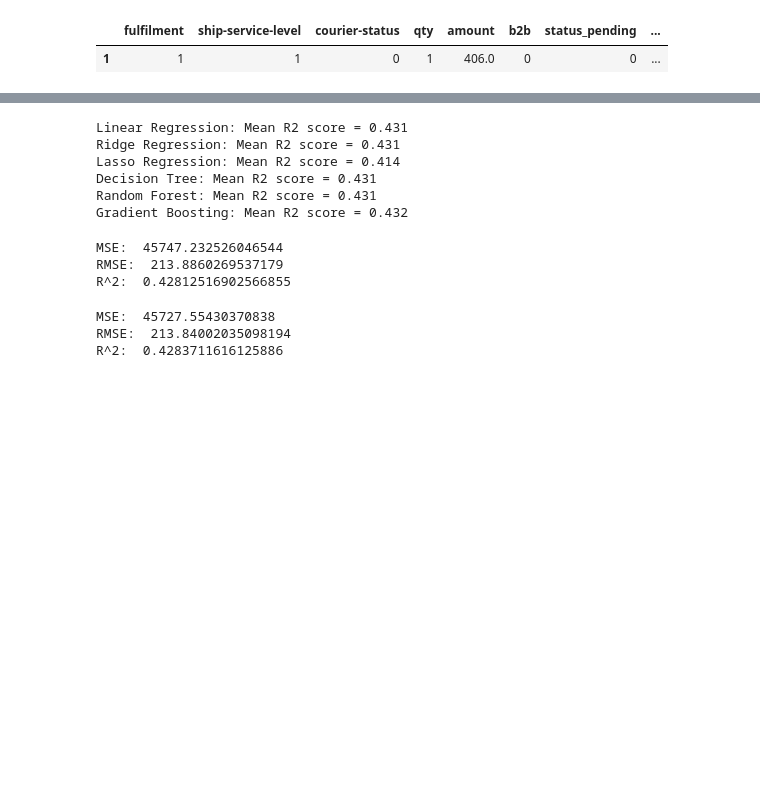
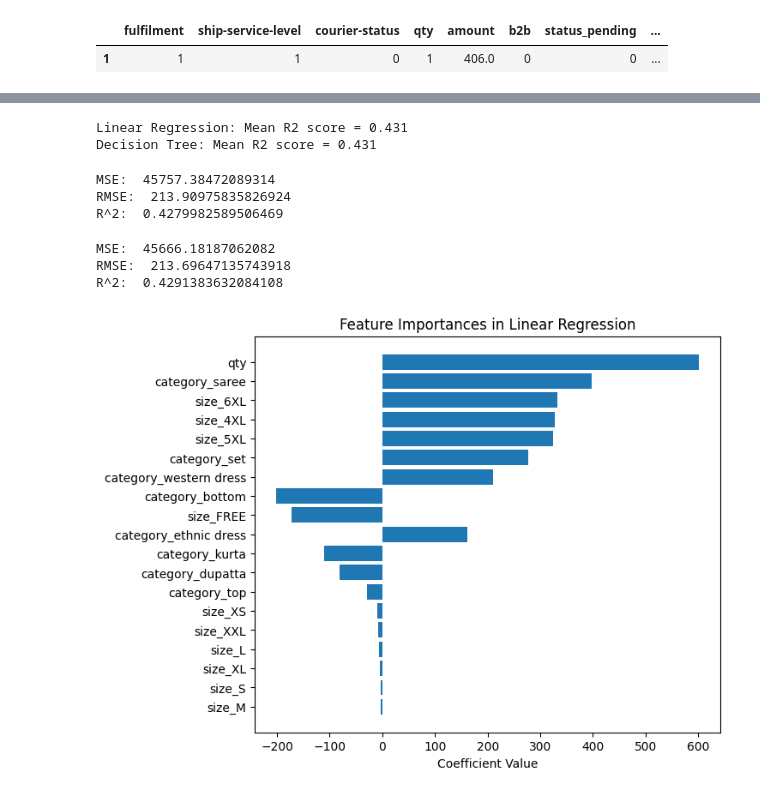
Before and after one commit to jesab/ml_assignment_1, a Jupyter notebook: First_Try_JS_ML_Assignment_2.ipynb, the cells around one changed output, grey strips where cells are left out. Cells and saved outputs as stored; diff of their text form; code cells hidden in the pictures; blank space fills up the shorter version.

```diff
--- a/First_Try_JS_ML_Assignment_2.ipynb
+++ b/First_Try_JS_ML_Assignment_2.ipynb
@@ -768,7 +771,8 @@ df.head(1)
 | 1 | 1 | 1 | 0 | 1 | 406.0 | 0 | 0 | ... |
 # %%
 # testing dropping some columns
-df = df.drop(['fulfilment', 'ship-service-level', 'b2b', 'status_pending'], axis=1)
+df = df.drop(['fulfilment', 'ship-service-level', 'b2b', 'status_pending', 'status_shipped', 'courier-status'], axis=1)
+#df = df.drop(['category_top','category_bottom', 'size_FREE', 'category_dupatta', 'category_kurta', 'ship-service-level', 'status_pending', 'status_shipped', 'courier-status', 'b2b', 'fulfilment', 'size_XS', 'size_XXL', 'size_L', 'size_XL', 'size_S', 'size_M' ], axis=1)
 # %%
 # corr matrix
 corr = df.corr()
@@ -821,39 +833,28 @@ y_test shape: (23204,)
 # %%
-from sklearn.linear_model import LinearRegression, Ridge, Lasso
+from sklearn.linear_model import LinearRegression
 from sklearn.tree import DecisionTreeRegressor
-from sklearn.ensemble import RandomForestRegressor, GradientBoostingRegressor
-from sklearn.svm import SVR
-from sklearn.neighbors import KNeighborsRegressor
 from sklearn.model_selection import cross_val_score
 
 def evaluate_models(X, y):
     models = {
         'Linear Regression': LinearRegression(),
-        'Ridge Regression': Ridge(),
-        'Lasso Regression': Lasso(),
-        'Decision Tree': DecisionTreeRegressor(),
-        'Random Forest': RandomForestRegressor(),
-        'Gradient Boosting': GradientBoostingRegressor()
+        'Decision Tree': DecisionTreeRegressor()
     }
 
     model_scores = {}
 
     for name, model in models.items():
         # Cross-validate the model and calculate the mean R2 score
-        scores = cross_val_score(model, X, y, cv=5, scoring='r2')
-        model_scores[name] = scores.mean()
-        print(f"{name}: Mean R2 score = {scores.mean():.3f}")
+        r2_scores = cross_val_score(model, X, y, cv=5, scoring='r2')
+        model_scores[name] = r2_scores.mean()
+        print(f"{name}: Mean R2 score = {r2_scores.mean():.3f}")
 
     return model_scores
 
 model_scores = evaluate_models(X_train, y_train)
 # %% [output]
 Linear Regression: Mean R2 score = 0.431
-Ridge Regression: Mean R2 score = 0.431
-Lasso Regression: Mean R2 score = 0.414
 Decision Tree: Mean R2 score = 0.431
-Random Forest: Mean R2 score = 0.431
-Gradient Boosting: Mean R2 score = 0.432
 # %%
 # create a linear regression model
 lr_model = linear_model.LinearRegression()
@@ -872,9 +873,9 @@ lr_r2 = r2_score(y_test, y_pred)
 # print the R squared value
 print('R^2: ', lr_r2)
 # %% [output]
-MSE:  45747.232526046544
-RMSE:  213.8860269537179
-R^2:  0.42812516902566855
+MSE:  45757.38472089314
+RMSE:  213.90975835826924
+R^2:  0.4279982589506469
 # %%
 # create a decision tree regressor model
 dtree_model = DecisionTreeRegressor(random_state=42)
@@ -893,6 +894,19 @@ dtree_r2 = r2_score(y_test, y_pred)
 # print the R squared value
 print('R^2: ', dtree_r2)
 # %% [output]
-MSE:  45727.55430370838
-RMSE:  213.84002035098194
-R^2:  0.4283711616125886
+MSE:  45666.18187062082
+RMSE:  213.69647135743918
+R^2:  0.4291383632084108
+# %%
+coefficients = lr_model.coef_
+sorted_indices = np.argsort(np.abs(coefficients))[::-1]
+
+plt.figure(figsize=(7, 6))
+plt.title('Feature Importances in Linear Regression')
+plt.barh(range(X.shape[1]), coefficients[sorted_indices], align='center')
+plt.yticks(range(X.shape[1]), [X.columns[i] for i in sorted_indices])
+plt.xlabel('Coefficient Value')
+plt.gca().invert_yaxis()  # To display the most important feature at the top
+plt.show()
+# %% [output]
+[figure, added]
```
Also changed, not shown: parts of 4 cells of this notebook.
